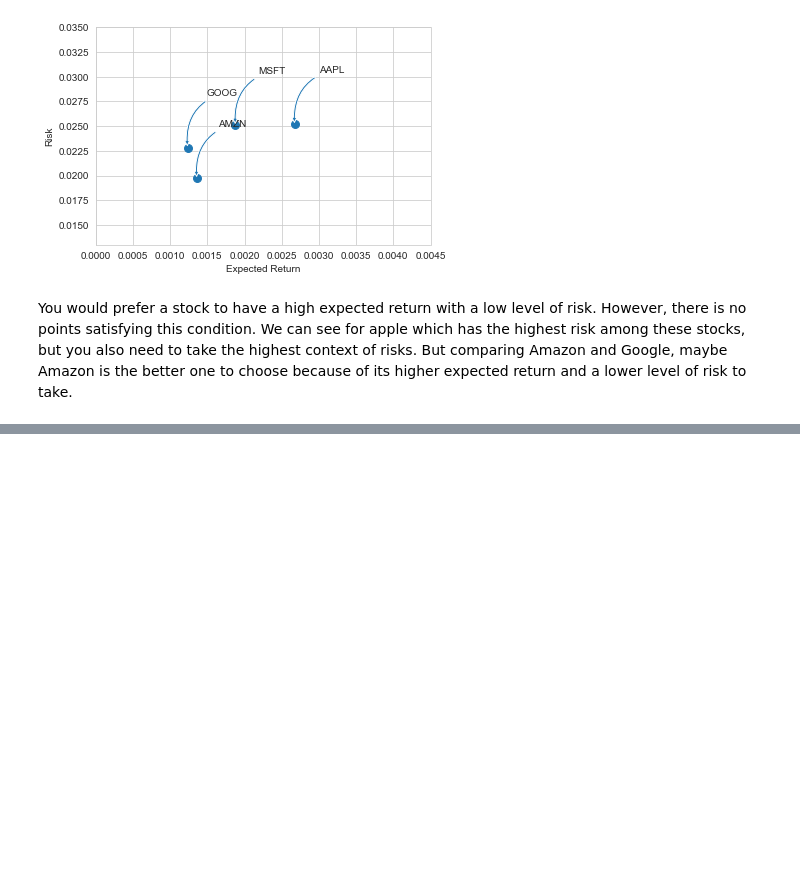
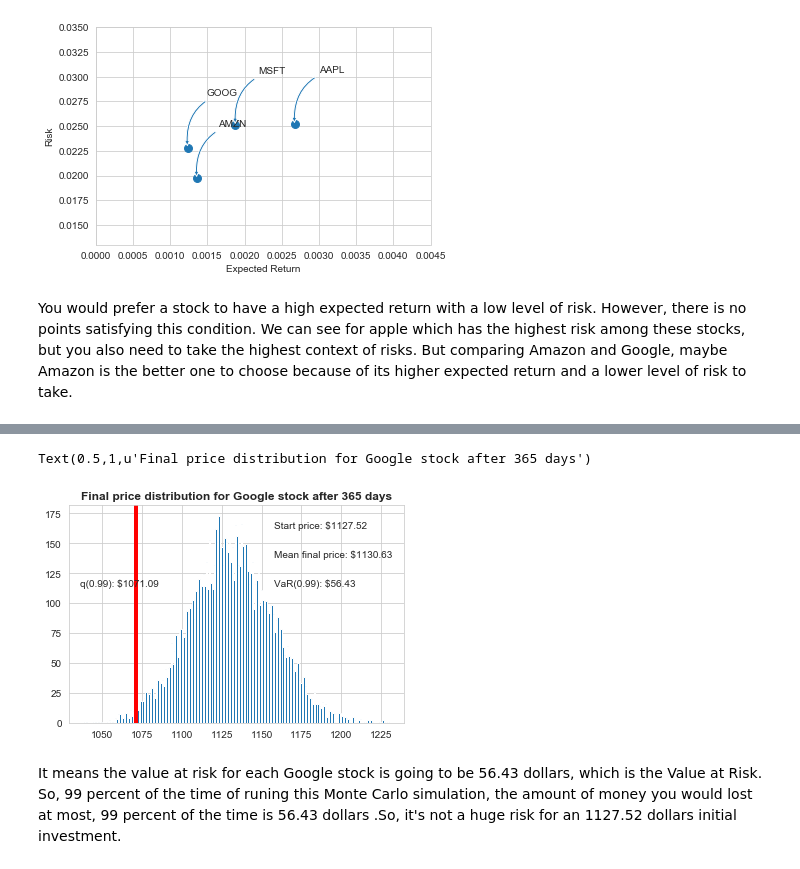
Before and after one commit to stellazhu31/Stock_Market_Data_Analysis, a Jupyter notebook: Stock Market Data Analysis - Personal Project .ipynb, the cells around one changed output, grey strips where cells are left out. Drawn from its saved outputs; the diff is of its cells as text; code cells hidden in the pictures; blank space fills up the shorter version.

```diff
--- a/Stock Market Data Analysis - Personal Project .ipynb
+++ b/Stock Market Data Analysis - Personal Project .ipynb
@@ -274,0 +374,41 @@ You would prefer a stock to have a high expected return with a low level of risk
+# %%
+#Run the Monte Carlo function and plot it out for 10,000 times:
+runs = 10000
+
+#Create a zeros array called 'simulations'
+simulations = np.zeros(runs)
+
+#Every run that points in the simulation is defined as the end price
+for run in xrange(runs):
+    simulations[run] = stock_monte_carlo(start_price, days, mu, sigma)[days-1]
+
+#We will get an array of all the ending price points for 10,000 runs.
+# %%
+#Define q as the 1% empirical quantile
+#It means that 99% of the values should fit within our output
+q = np.percentile(simulations,1)
+
+plt.hist(simulations,bins=200)
+
+#Starting price:
+plt.figtext(0.6,0.8, s="Start price: $%.2f" %start_price)
+
+#Mean of the ending price:
+plt.figtext(0.6,0.7,"Mean final price: $%.2f" %simulations.mean())
+
+#Variance of the price (with 99% confidence interval):
+plt.figtext(0.6,0.6,"VaR(0.99): $%.2f" %(start_price - q,))
+
+#Display 1% quantile
+plt.figtext(0.15,0.6,"q(0.99): $%.2f" %q)
+
+#Plot a line at the 1% quantile result
+plt.axvline(x=q,linewidth=4,color='r')
+
+#Title:
+plt.title(u"Final price distribution for Google stock after %s days" %days, weight ="bold")
+# %% [output]
+Text(0.5,1,u'Final price distribution for Google stock after 365 days')
+[figure, added]
+# %% [markdown]
+It means the value at risk for each Google stock is going to be 56.43 dollars, which is the Value at Risk. So, 99 percent of the time of runing this Monte Carlo simulation, the amount of money you would lost at most, 99 percent of the time is 56.43 dollars .So, it's not a huge risk for an 1127.52 dollars initial investment.
```
Also changed, not shown: parts of 16 cells of this notebook.
